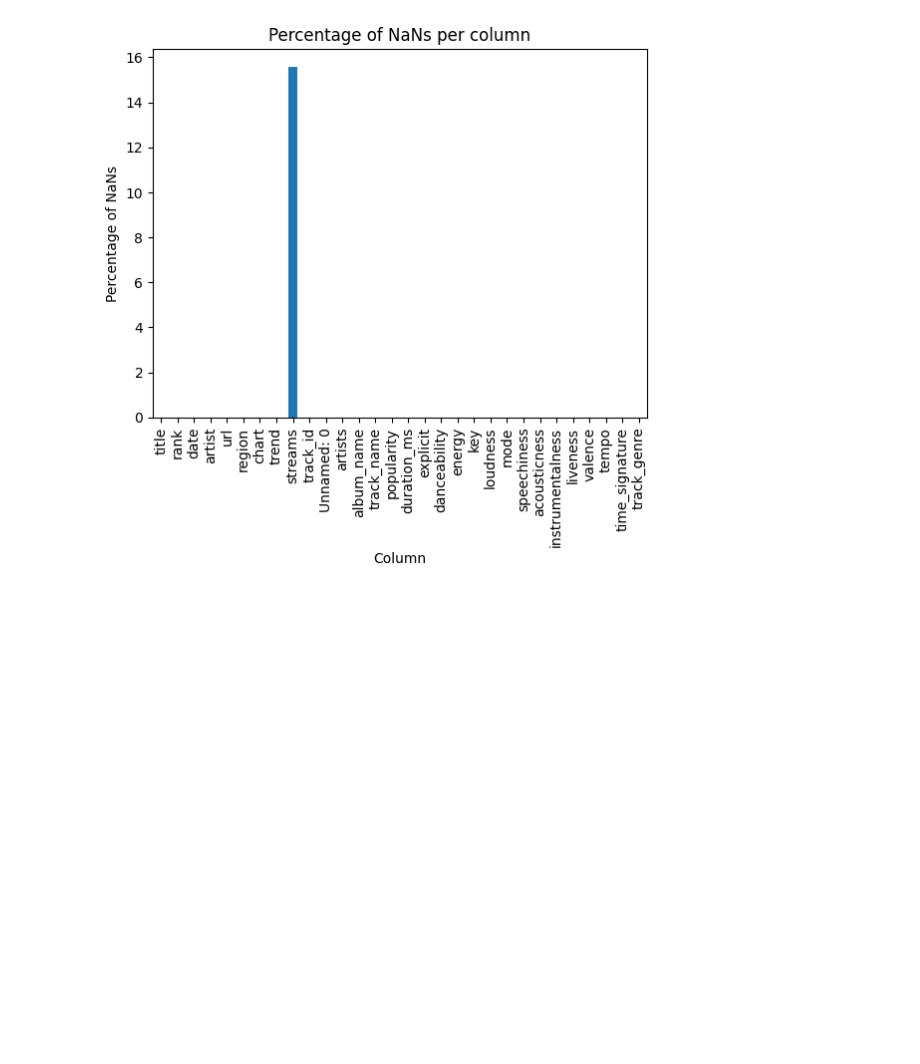
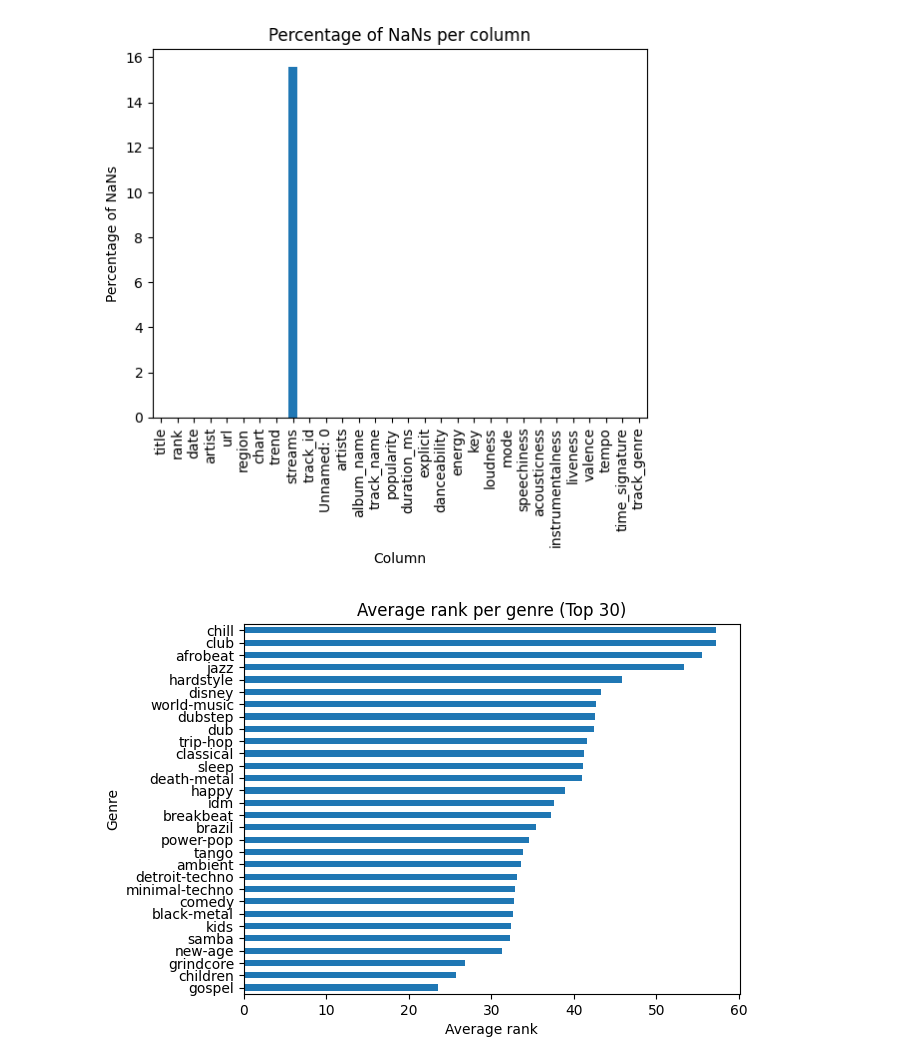
Before and after one commit to com-480-data-visualization/com-480-TnT, a Jupyter notebook: data_exploration.ipynb, the cells around one changed output. Cells and saved outputs as stored; diff of their text form; code cells hidden in the pictures; blank space fills up the shorter version.

```diff
--- a/data_exploration.ipynb
+++ b/data_exploration.ipynb
@@ -276,3 +276,19 @@ plt.title("Percentage of NaNs per column")
 plt.savefig("nans_per_column.png", bbox_inches='tight')
 # %% [output]
 [figure]
+# %%
+# Group by genre and compute the average rank
+grouped_pd = merged_pd.groupby("track_genre")
+# Compute the average rank per genre
+avg_rank_per_genre = grouped_pd['rank'].mean()
+# Sort the values
+avg_rank_per_genre = avg_rank_per_genre.sort_values(ascending=True)
+# Plot the bar chart
+avg_rank_per_genre[:30].plot(kind="barh")
+plt.xlabel("Average rank")
+plt.ylabel("Genre")
+plt.title("Average rank per genre (Top 30)")
+# Save the plot
+plt.savefig("avg_rank_per_genre.png", bbox_inches='tight')
+# %% [output]
+[figure, added]
```
Also changed, not shown: parts of 13 cells of this notebook, 4 other files.
